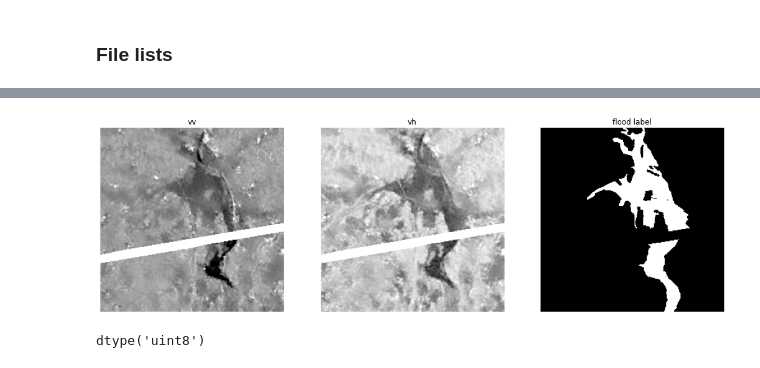
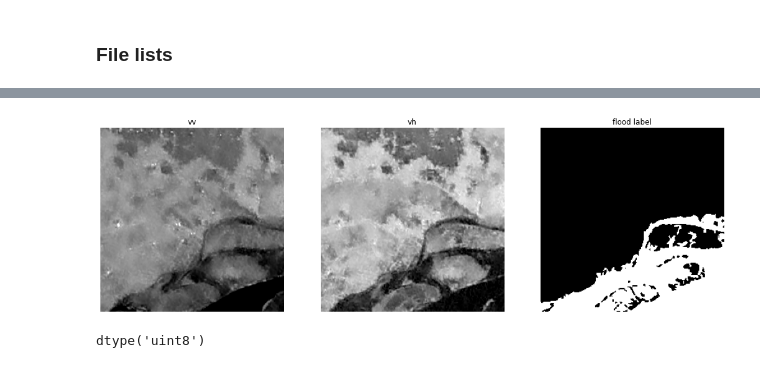
Before and after one commit to pascalhorton/flood-segmentation, a Jupyter notebook: Flood_segmentation.ipynb, the cells around one changed output, grey strips where cells are left out. Saved outputs shown, nothing was run; the diff lists cells and outputs as text; code cells hidden in the pictures.

```diff
--- a/Flood_segmentation.ipynb
+++ b/Flood_segmentation.ipynb
@@ -135,16 +198,16 @@ show_train_event(event="northal_20190618t234654", tile="x-14_y-22")
 # %%
-# Show example file
-idx = 750
+# Show better example file
+idx = 500
 
 input_vv = skimage.io.imread(train_vv_files[idx])
 input_vh = skimage.io.imread(train_vh_files[idx])
 flood_label = skimage.io.imread(train_label_files[idx])
 
 show_images(vv=input_vv,
             vh=input_vh,
             flood_label=flood_label)
 # %% [output]
-[figure, old version]
+[figure, new version]
 # %%
 # Check data types
 input_vv.dtype
```
Also changed, not shown: parts of 18 cells of this notebook.
